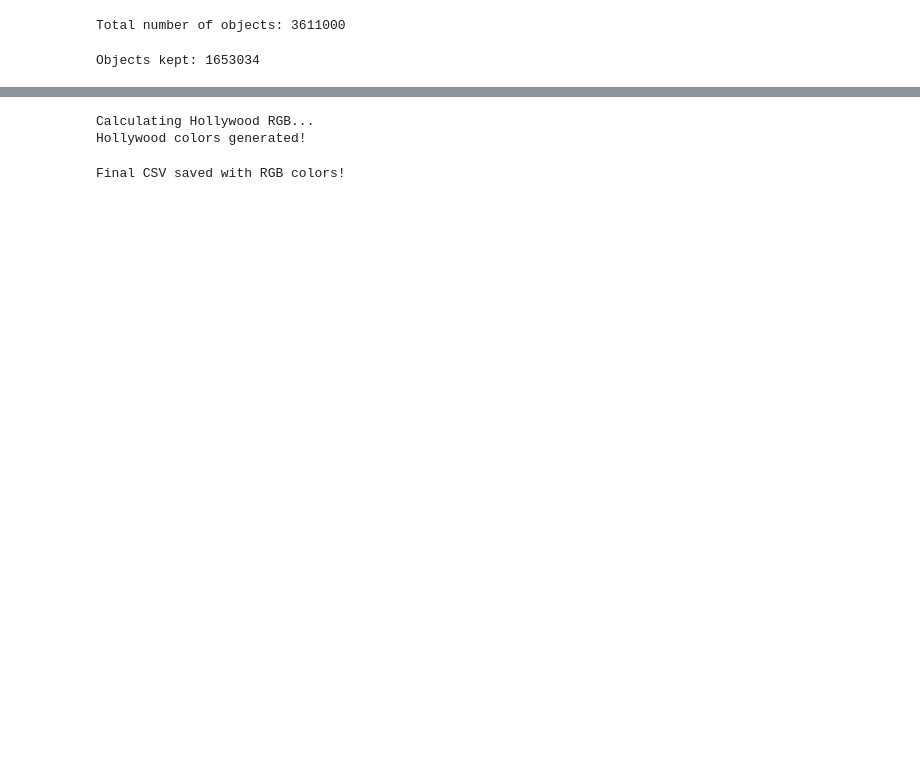
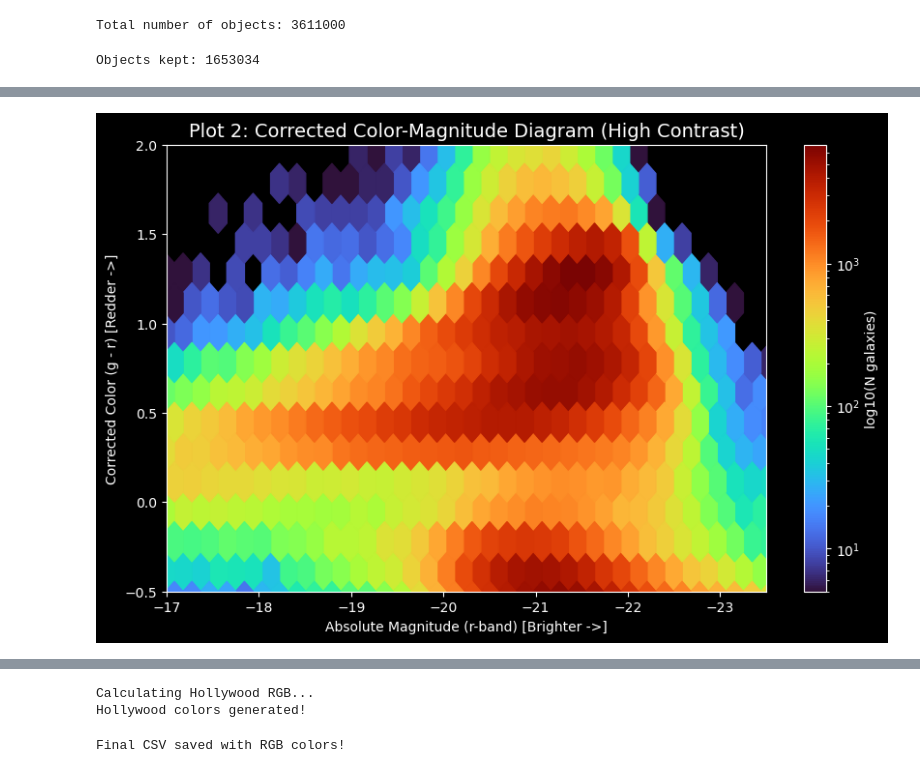
Before and after one commit to KyleDrees/desi-openspace-visualization, a Jupyter notebook: fitstocsv.ipynb, the cells around one changed output, grey strips where cells are left out. Drawn from its saved outputs; the diff is of its cells as text; code cells hidden in the pictures; blank space fills up the shorter version.

```diff
--- a/fitstocsv.ipynb
+++ b/fitstocsv.ipynb
@@ -95 +143,39 @@ abs_mag_w2 = apparent_to_absolute_magnitude(app_mag_W2, redshift)
+# %%
+# 1. Apply the empirical correction!
+# We subtract the bias (slope * Z) from the original colors to flatten the universe
+catalog['corrected_color'] = color_g_r - (slope * catalog['Z'])
+
+# 2. Extract Absolute Magnitude for the X-axis (r-band is the standard baseline)
+mag_vals = abs_mag_r
+corrected_color_vals = catalog['corrected_color']
+
+# 3. Create Plot 2: The Color-Magnitude Diagram (CMD)
+plt.style.use('dark_background')
+plt.figure(figsize=(10, 6))
+
+# THE FIXES:
+# - mincnt=5: Hides any hexagon with less than 5 galaxies. Clears the "fog"!
+# - cmap='turbo': A high-contrast rainbow map perfect for showing density peaks.
+# - gridsize=100: Slightly larger hexes to smooth out the clusters.
+plt.hexbin(mag_vals, corrected_color_vals, gridsize=100, cmap='turbo', bins='log', mincnt=5)
+cb = plt.colorbar()
+cb.set_label('log10(N galaxies)')
+
+# Invert X-axis
+plt.gca().invert_xaxis()
+
+# Zoom in slightly tighter on the Y-axis to frame the split perfectly
+plt.xlim(-17, -23.5)
+plt.ylim(-0.5, 2.0)
+
+plt.title("Plot 2: Corrected Color-Magnitude Diagram (High Contrast)", fontsize=14)
+plt.xlabel("Absolute Magnitude (r-band) [Brighter ->]")
+plt.ylabel("Corrected Color (g - r) [Redder ->]")
+
+plt.show()
+
+# Reset the style
+plt.style.use('default')
+# %% [output]
+[figure, added]
 # %%
```
Also changed, not shown: parts of 3 cells of this notebook, 2 other files.
